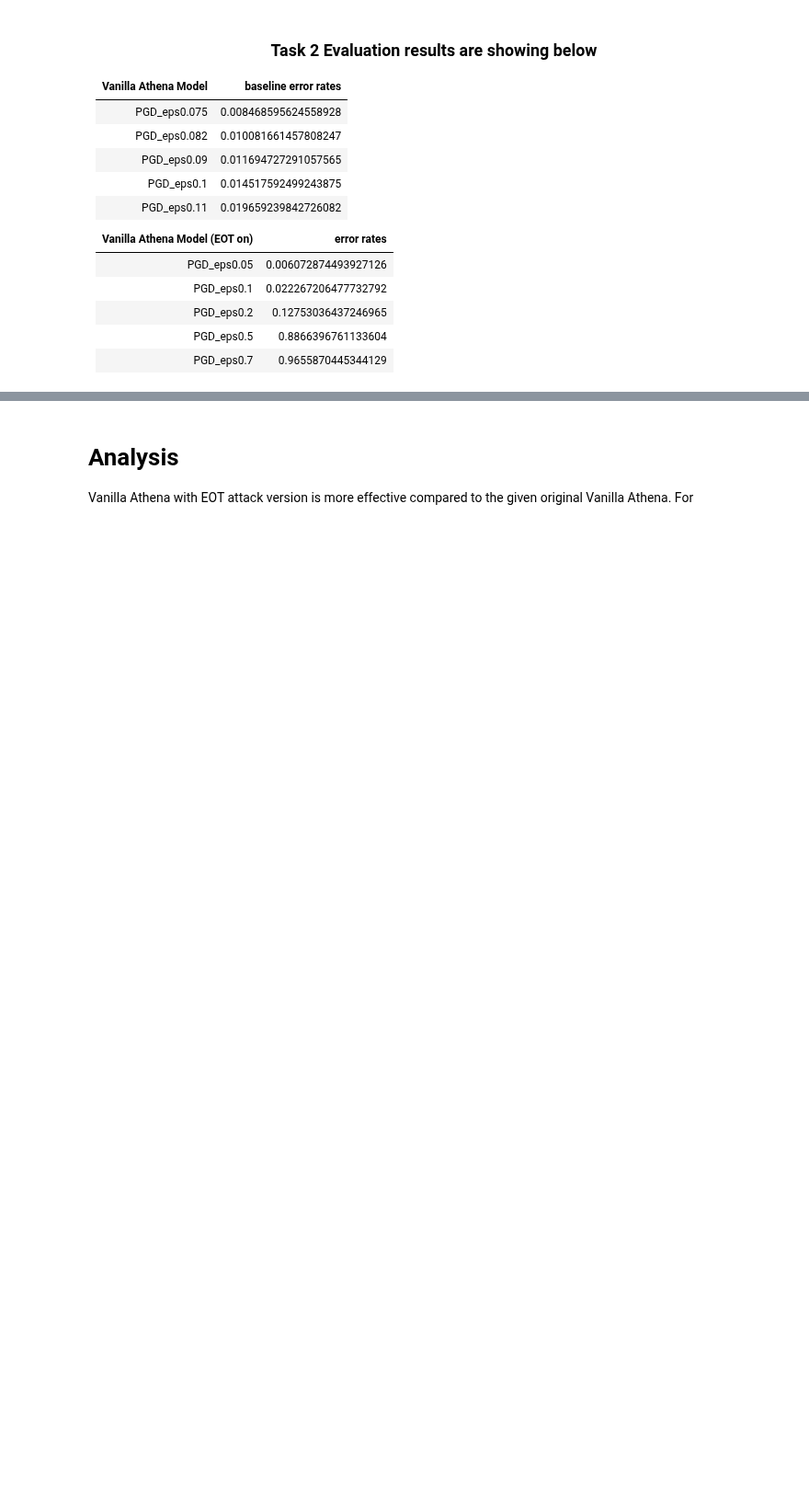
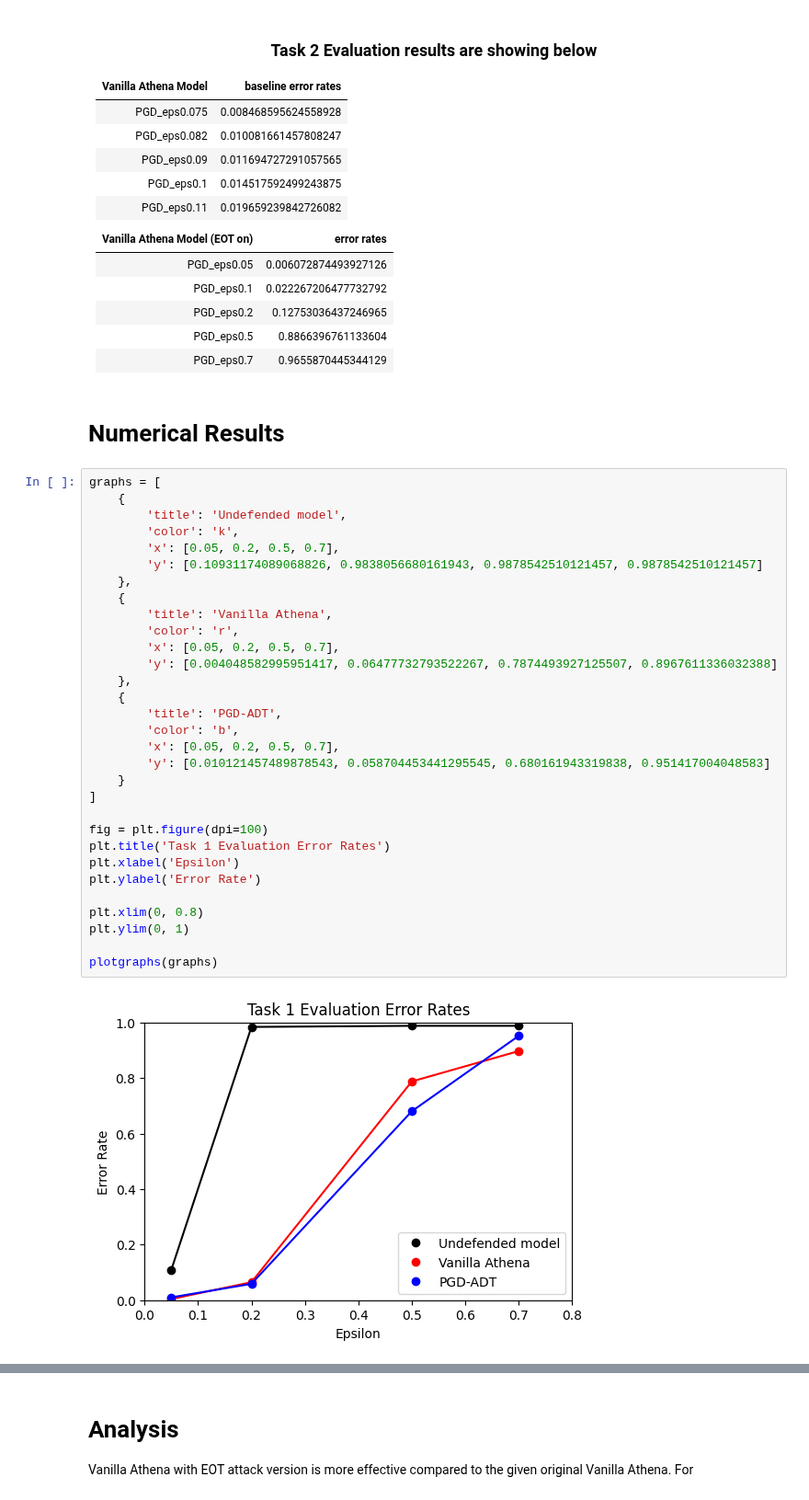
Before and after one commit to Arleycht/project-athena, a Jupyter notebook: Task2/Task2_Report.ipynb, the cells around one changed output, grey strips where cells are left out. Shown at 92% size. Drawn from its saved outputs; the diff is of its cells as text; blank space fills up the shorter version.

```diff
--- a/Task2/Task2_Report.ipynb
+++ b/Task2/Task2_Report.ipynb
@@ -369,3 +305,38 @@ SyntaxError: invalid syntax (<ipython-input-7-b1149a31ff5b>, line 11)
 |PGD_eps0.2 | 0.12753036437246965|
 |PGD_eps0.5 | 0.8866396761133604|
 |PGD_eps0.7 | 0.9655870445344129|
+# %% [markdown]
+# Numerical Results
+# %%
+graphs = [
+    {
+        'title': 'Undefended model',
+        'color': 'k',
+        'x': [0.05, 0.2, 0.5, 0.7],
+        'y': [0.10931174089068826, 0.9838056680161943, 0.9878542510121457, 0.9878542510121457]
+    },
+    {
+        'title': 'Vanilla Athena',
+        'color': 'r',
+        'x': [0.05, 0.2, 0.5, 0.7],
+        'y': [0.004048582995951417, 0.06477732793522267, 0.7874493927125507, 0.8967611336032388]
+    },
+    {
+        'title': 'PGD-ADT',
+        'color': 'b',
+        'x': [0.05, 0.2, 0.5, 0.7],
+        'y': [0.010121457489878543, 0.058704453441295545, 0.680161943319838, 0.951417004048583]
+    }
+]
+
+fig = plt.figure(dpi=100)
+plt.title('Task 1 Evaluation Error Rates')
+plt.xlabel('Epsilon')
+plt.ylabel('Error Rate')
+
+plt.xlim(0, 0.8)
+plt.ylim(0, 1)
+
+plotgraphs(graphs)
+# %% [output]
+[figure, added]
```
Also changed, not shown: parts of 10 cells of this notebook.
